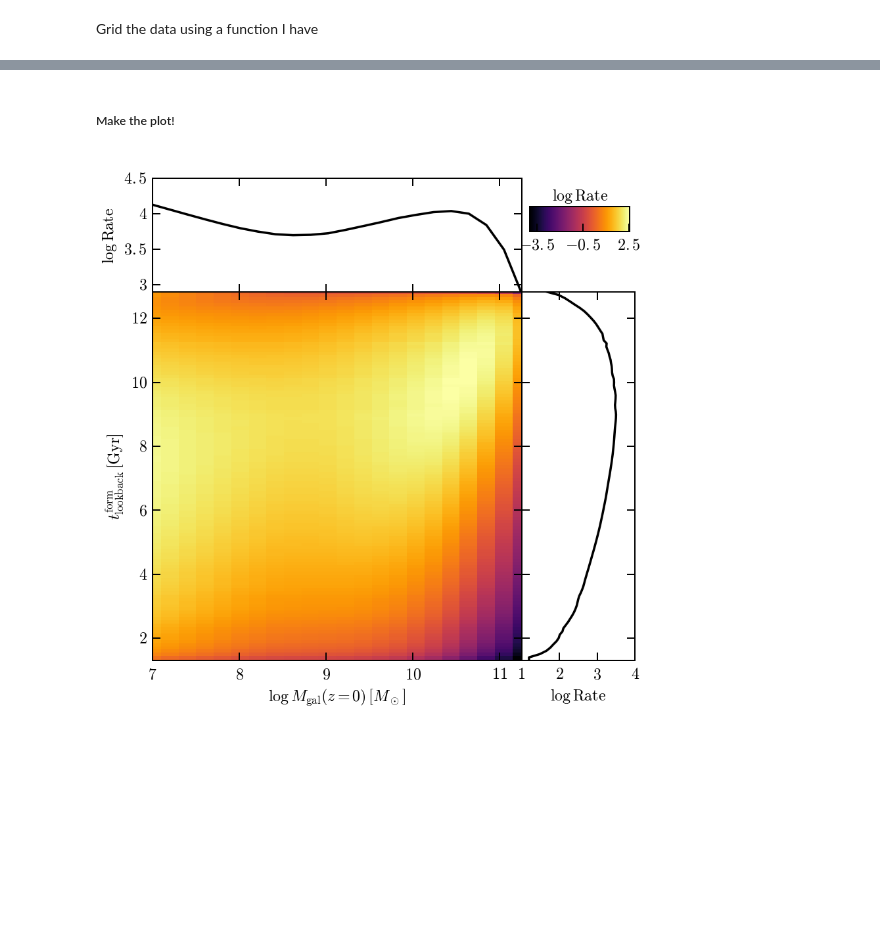
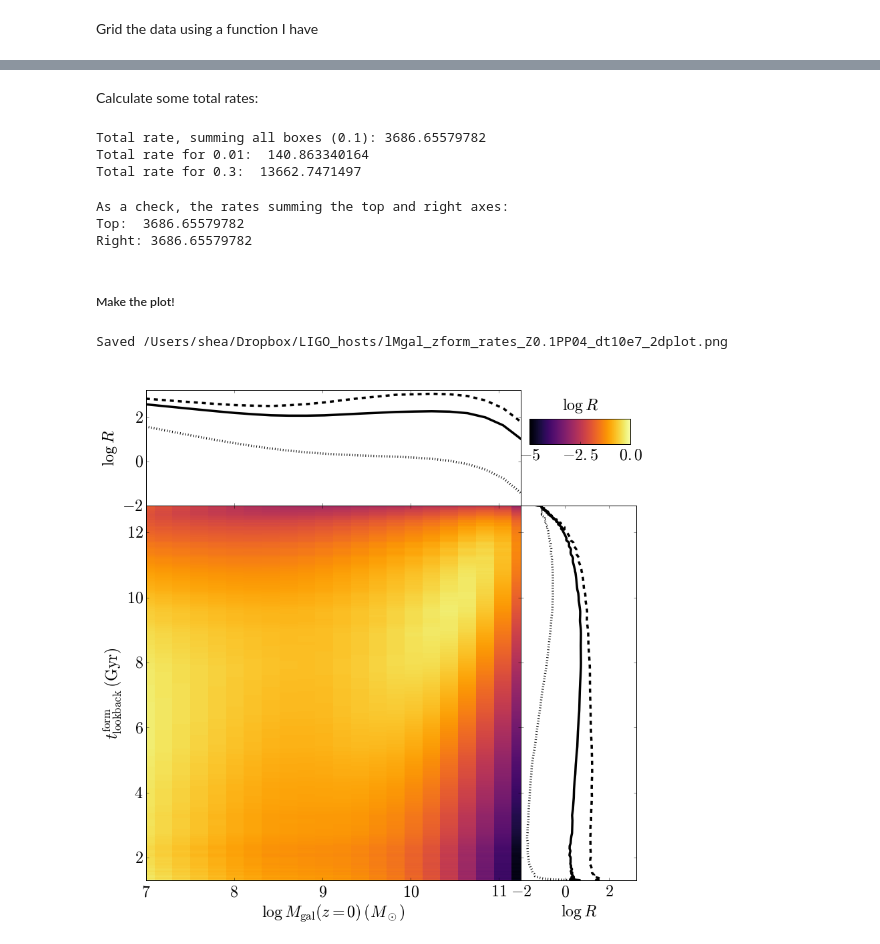
Before and after one commit to fagan2888/LIGOMergerHosts, a Jupyter notebook: make_2d_plot.ipynb, the cells around one changed output, grey strips where cells are left out. Saved outputs shown, nothing was run; the diff lists cells and outputs as text; code cells hidden in the pictures; blank space fills up the shorter version.

Commit message:
updated make_2d_plot notebook

```diff
--- a/make_2d_plot.ipynb
+++ b/make_2d_plot.ipynb
@@ -26,6 +103,12 @@ tform = array([cosmo.lookback_time(0,z).in_units('Gyr').item() for z in zform])
 # %%
 uniqM = unique(logM)    #always working in logspace
 uniqt = unique(tform)
+# %%
+uniqM_01 = unique(logM_01)
+uniqt_01 = unique(tform_01)
+
+uniqM_3 = unique(logM_3)
+uniqt_3 = unique(tform_3)
 # %% [markdown]
 uniqM is the x array for the top plot; uniqt is the y array for the right plot (but the dependant axis)
 
@@ -56,6 +160,24 @@ print cosmo.lookback_time(0,0.1).in_units('Gyr')   #from Ned Wright, should be 1
 1.30117056596 12.8321366978
 0.1 7.95
 1.30117056596 Gyr
+# %% [markdown]
+Calculate some total rates:
+# %%
+print "Total rate, summing all boxes (0.1): {0}".format(Rgrid.flatten().sum())
+print "Total rate for 0.01:  {0}".format(rate_top_01.sum())
+print "Total rate for 0.3:  {0}".format(rate_top_3.sum())
+# %% [output]
+Total rate, summing all boxes (0.1): 3686.65579782
+Total rate for 0.01:  140.863340164
+Total rate for 0.3:  13662.7471497
+# %%
+print "As a check, the rates summing the top and right axes:"
+print "Top:  {0}".format(rate_top.sum())
+print "Right: {0}".format(rate_right.sum())
+# %% [output]
+As a check, the rates summing the top and right axes:
+Top:  3686.65579782
+Right: 3686.65579782
 # %% [markdown]
 ##### Make the plot!
 # %%
@@ -65,16 +187,22 @@ xtickstr = ['$'+str(kk)+'$' for kk in xtickloc]
 ytickloc = [0,2,4,6,8,10,12]
 ytickstr = ['$'+str(kk)+'$' for kk in ytickloc]
 
-toptickloc = [3,3.5,4,4.5]
-toptickstr = ['$'+str(kk)+'$' for kk in toptickloc]
+# toptickloc = [3,3.5,4,4.5]
+# toptickstr = ['$'+str(kk)+'$' for kk in toptickloc]
 
-righttickloc = [1,2,3,4]
+righttickloc = [-2,0,2]
 righttickstr = ['$'+str(kk)+'$' for kk in righttickloc]
 
-ctickloc = [-3.5,-0.5,2.5]
+vmin = -5
+vmax = .0
+
+ctickloc = [vmin,(vmin+vmax)/2.,vmax]
 ctickstr = ['$'+str(kk)+'$' for kk in ctickloc]
 
 fontsize = 24
+
+cornermax = 3.25
+cornermin = -2
 # %%
 fig = plt.figure(figsize=(12,12))
 main_ax = plt.axes([0.1,0.1,0.65,0.65])
@@ -93,15 +221,21 @@ cax.set_axis_off()
 plt.setp(top_ax.get_xticklabels(),visible=False)
 plt.setp(right_ax.get_yticklabels(),visible=False)
 
-im = main_ax.pcolormesh(Mgrid,Tgrid,log10(Rgrid),cmap='inferno')   #,vmin=vmin,vmax=vmax)
+im = main_ax.pcolormesh(Mgrid,Tgrid,log10(Rgrid),cmap='inferno',vmin=vmin,vmax=vmax)
 
 top_ax.plot(uniqM,log10(rate_top),'k-',lw=3.5)
 right_ax.plot(log10(rate_right),uniqt,'k-',lw=3.5)
 
-main_ax.set_xlabel(r'$\log\,M_\mathrm{gal}(z = 0)\,[M_\odot]$',fontsize=fontsize)
-main_ax.set_ylabel(r'$t_\mathrm{lookback}^\mathrm{form}\,\mathrm{[Gyr]}$',fontsize=fontsize)
-right_ax.set_xlabel(r'$\log\,\mathrm{Rate}$',fontsize=fontsize)
-top_ax.set_ylabel(r'$\log\,\mathrm{Rate}$',fontsize=fontsize)
+top_ax.plot(uniqM_01,log10(rate_top_01),'k:',lw=3.5)
+right_ax.plot(log10(rate_right_01),uniqt_01,'k:',lw=3.5)
+
+top_ax.plot(uniqM_3,log10(rate_top_3),'k--',lw=3.5)
+right_ax.plot(log10(rate_right_3),uniqt_3,'k--',lw=3.5)
+
+main_ax.set_xlabel(r'$\log\,M_\mathrm{gal}(z = 0)\,(M_\odot)$',fontsize=fontsize)
+main_ax.set_ylabel(r'$t_\mathrm{lookback}^\mathrm{form}\,\mathrm{(Gyr)}$',fontsize=fontsize)
+right_ax.set_xlabel(r'$\log\,R$',fontsize=fontsize)
+top_ax.set_ylabel(r'$\log\,R$',fontsize=fontsize)
 
 main_ax.set_xticks(xtickloc)
 main_ax.set_xticklabels(xtickstr,fontsize=fontsize)
@@ -113,36 +247,39 @@ main_ax.set_xlim(logM.min(),logM.max())
 top_ax.set_xlim(main_ax.get_xlim())
 
 main_ax.set_ylim(tform.min(),tform.max())
 right_ax.set_ylim(main_ax.get_ylim())
 
-top_ax.set_ylim(2.9,4.5)
-right_ax.set_xlim(1,4)
 
-top_ax.set_yticks(toptickloc)
-top_ax.set_yticklabels(toptickstr,fontsize=fontsize)
+top_ax.set_ylim(cornermin,cornermax)
+right_ax.set_xlim(cornermin,cornermax)
+
+top_ax.set_yticks(righttickloc)
+top_ax.set_yticklabels(righttickstr,fontsize=fontsize)
 
 right_ax.set_xticks(righttickloc)
 right_ax.set_xticklabels(righttickstr,fontsize=fontsize)
 
 # loc = plticker.MultipleLocator(base=4.0) # this locator puts ticks at regular intervals
 # right_ax.xaxis.set_major_locator(loc)
 # top_ax.yaxis.set_major_locator(loc)
 
 # norm = mpl.colors.Normalize(vmin=min(log10(Rgrid.flatten())), vmax=max(log10(Rgrid.flatten())))
 # cbar = mpl.colorbar.ColorbarBase(cax,cmap='inferno',norm=norm,orientation='horizontal')
 # cbar.set_label('test')
 
 cbar = plt.colorbar(im,orientation='horizontal',fraction=0.5,aspect=4)
 
-cbar.set_label(r'$\log\,\mathrm{Rate}$',fontsize=fontsize,labelpad=-100,horizontalalignment='center')
+cbar.set_label(r'$\log\,R$',fontsize=fontsize,labelpad=-100,horizontalalignment='center')
 cbar.set_ticks(ctickloc)
 cbar.set_ticklabels(ctickstr)
 for t in cbar.ax.xaxis.get_ticklabels():
     t.set_fontsize(fontsize)
 
 # cax.set_xlabel(r'$\log_{10}(Rate)$',fontsize=24)
 # plt.figtext(0.81,0.815+0.155,r'$\log\,\mathrm{Rate}$',fontsize=24,ha='left',va='bottom')
 
 plt.savefig(outname)
+print "Saved "+outname
 # %% [output]
+Saved /Users/shea/Dropbox/LIGO_hosts/lMgal_zform_rates_Z0.1PP04_dt10e7_2dplot.png
-[figure, old version]
+[figure, new version]
```
Also changed, not shown: parts of 14 cells of this notebook.
